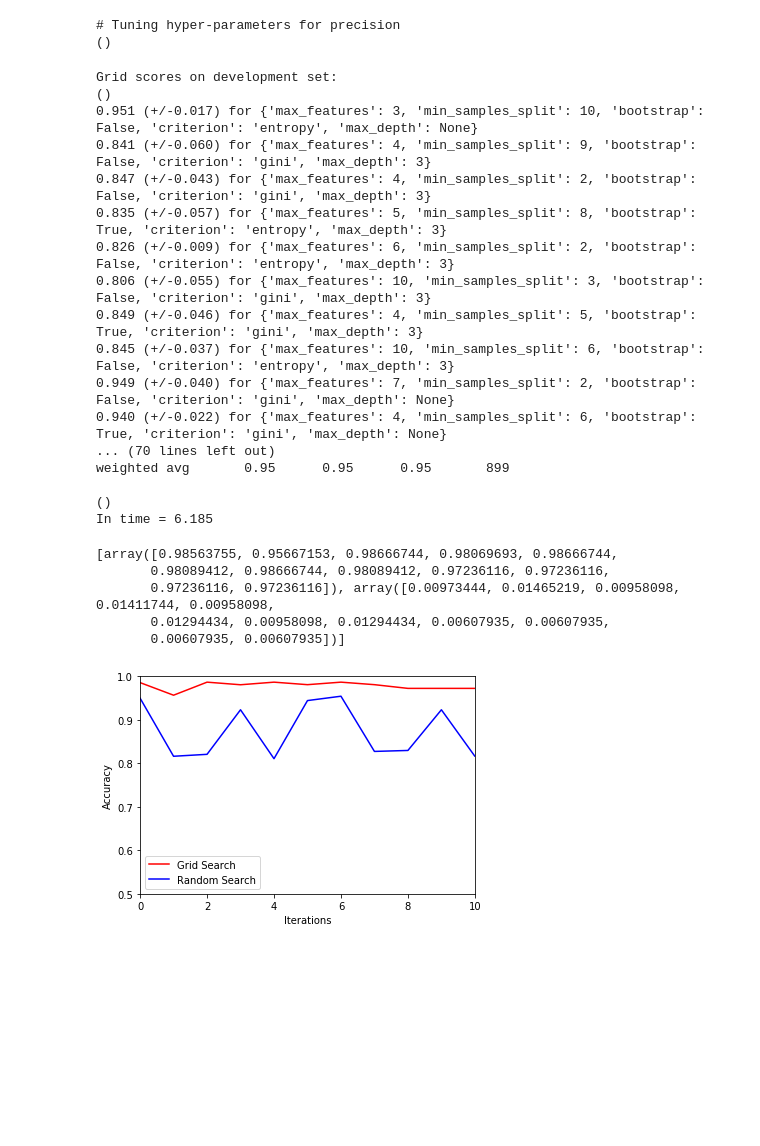
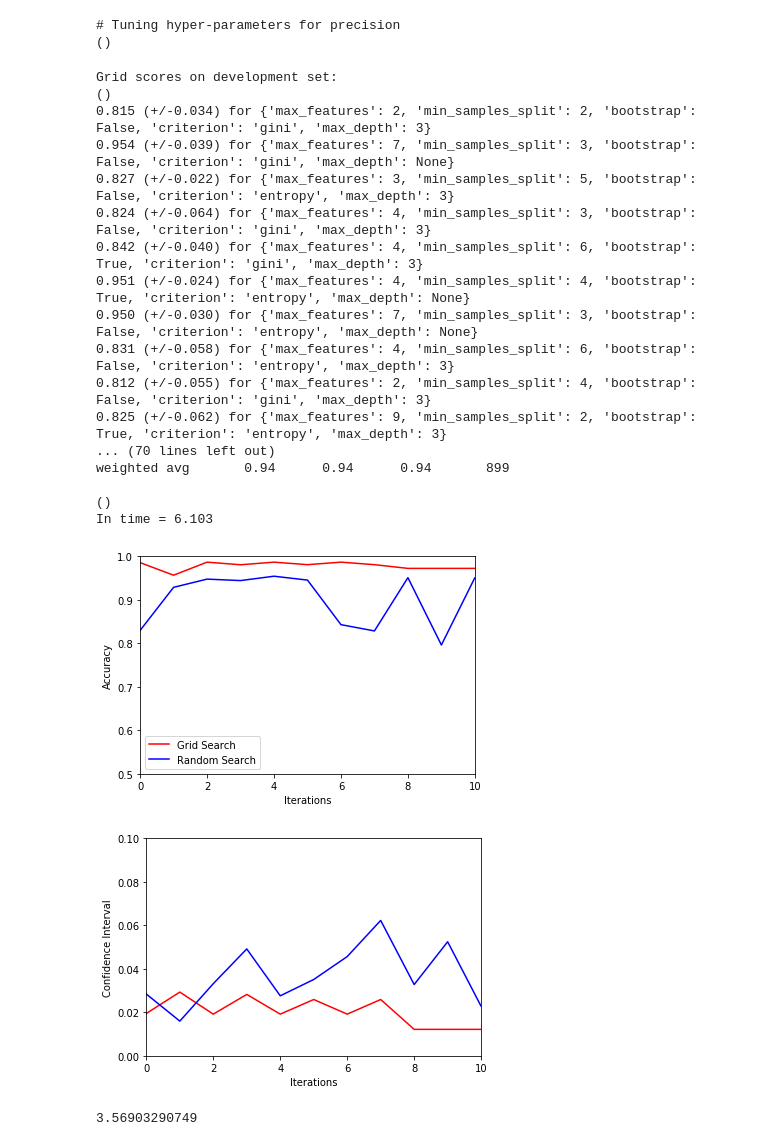
Before and after one commit to C-Nev/CS4404, a Jupyter notebook: Cross-Val .ipynb, the cells around one changed output. Saved outputs shown, nothing was run; the diff lists cells and outputs as text; code cells hidden in the pictures; blank space fills up the shorter version.

Commit message:
Fixed a bug with new notebook, only works with sklearn datasets for now

```diff
--- a/Cross-Val .ipynb
+++ b/Cross-Val .ipynb
@@ -35,10 +38,9 @@ scores = cross_val_score(clf, iris.data, iris.target, cv = 5)
 # %%
 def testGrid(dataset):
     result = []
-    n_samples = len(digits.data)
-    X = digits.data.reshape((n_samples, -1))
-    y = digits.target
-
+    n_samples = len(dataset.data)
+    X = dataset.data.reshape((n_samples, -1))
+    y = dataset.target
     # Split the dataset in two equal parts
     X_train, X_test, y_train, y_test = train_test_split(
         X, y, test_size=0.5, random_state=0)
@@ -61,11 +63,11 @@ def testGrid(dataset):
 
         print("Best parameters set found on development set:")
         print()
+        print(clf.best_params_)
         print("Grid scores on development set:")
         print()
         means = clf.cv_results_['mean_test_score']
         stds = clf.cv_results_['std_test_score']
-        result = [means, stds]
         for mean, std, params in zip(means, stds, clf.cv_results_['params']):
             print("%0.3f (+/-%0.03f) for %r"
                   % (mean, std * 2, params))
@@ -75,13 +77,14 @@ def testGrid(dataset):
         print(classification_report(y_true, y_pred))
         print()
         print("In time = %0.3f" % (time() - start) )
+        result = [means, stds, (time()-start)]
     return result
 # %%
 def testRandom(dataset):
     result = []
-    n_samples = len(digits.data)
-    X = digits.data
-    y = digits.target
+    n_samples = len(dataset.data)
+    X = dataset.data.reshape((n_samples, -1))
+    y = dataset.target
 
     # Split the dataset in two equal parts
     X_train, X_test, y_train, y_test = train_test_split(
@@ -106,7 +109,7 @@ def testRandom(dataset):
         print()
         means = clf.cv_results_['mean_test_score']
         stds = clf.cv_results_['std_test_score']
-        result = [means, stds]
+
         for mean, std, params in zip(means, stds, clf.cv_results_['params']):
             print("%0.3f (+/-%0.03f) for %r"
                   % (mean, std * 2, params))
@@ -116,9 +119,10 @@ def testRandom(dataset):
         print(classification_report(y_true, y_pred))
         print()
         print("In time = %0.3f" % (time() - start) )
+        result = [means, stds, (time()-start)]
     return result
 # %%
-GridScores = testGrid(bank)
+GridScores = testGrid(digits)
 # %% [output]
 # Tuning hyper-parameters for precision
 ()
@@ -144,36 +148,51 @@ RandScores = testRandom(digits)
 ()
 Grid scores on development set:
 ()
-0.951 (+/-0.017) for {'max_features': 3, 'min_samples_split': 10, 'bootstrap': False, 'criterion': 'entropy', 'max_depth': None}
-0.841 (+/-0.060) for {'max_features': 4, 'min_samples_split': 9, 'bootstrap': False, 'criterion': 'gini', 'max_depth': 3}
-0.847 (+/-0.043) for {'max_features': 4, 'min_samples_split': 2, 'bootstrap': False, 'criterion': 'gini', 'max_depth': 3}
-0.835 (+/-0.057) for {'max_features': 5, 'min_samples_split': 8, 'bootstrap': True, 'criterion': 'entropy', 'max_depth': 3}
-0.826 (+/-0.009) for {'max_features': 6, 'min_samples_split': 2, 'bootstrap': False, 'criterion': 'entropy', 'max_depth': 3}
-0.806 (+/-0.055) for {'max_features': 10, 'min_samples_split': 3, 'bootstrap': False, 'criterion': 'gini', 'max_depth': 3}
-0.849 (+/-0.046) for {'max_features': 4, 'min_samples_split': 5, 'bootstrap': True, 'criterion': 'gini', 'max_depth': 3}
-0.845 (+/-0.037) for {'max_features': 10, 'min_samples_split': 6, 'bootstrap': False, 'criterion': 'entropy', 'max_depth': 3}
-0.949 (+/-0.040) for {'max_features': 7, 'min_samples_split': 2, 'bootstrap': False, 'criterion': 'gini', 'max_depth': None}
-0.940 (+/-0.022) for {'max_features': 4, 'min_samples_split': 6, 'bootstrap': True, 'criterion': 'gini', 'max_depth': None}
+0.815 (+/-0.034) for {'max_features': 2, 'min_samples_split': 2, 'bootstrap': False, 'criterion': 'gini', 'max_depth': 3}
+0.954 (+/-0.039) for {'max_features': 7, 'min_samples_split': 3, 'bootstrap': False, 'criterion': 'gini', 'max_depth': None}
+0.827 (+/-0.022) for {'max_features': 3, 'min_samples_split': 5, 'bootstrap': False, 'criterion': 'entropy', 'max_depth': 3}
+0.824 (+/-0.064) for {'max_features': 4, 'min_samples_split': 3, 'bootstrap': False, 'criterion': 'gini', 'max_depth': 3}
+0.842 (+/-0.040) for {'max_features': 4, 'min_samples_split': 6, 'bootstrap': True, 'criterion': 'gini', 'max_depth': 3}
+0.951 (+/-0.024) for {'max_features': 4, 'min_samples_split': 4, 'bootstrap': True, 'criterion': 'entropy', 'max_depth': None}
+0.950 (+/-0.030) for {'max_features': 7, 'min_samples_split': 3, 'bootstrap': False, 'criterion': 'entropy', 'max_depth': None}
+0.831 (+/-0.058) for {'max_features': 4, 'min_samples_split': 6, 'bootstrap': False, 'criterion': 'entropy', 'max_depth': 3}
+0.812 (+/-0.055) for {'max_features': 2, 'min_samples_split': 4, 'bootstrap': False, 'criterion': 'gini', 'max_depth': 3}
+0.825 (+/-0.062) for {'max_features': 9, 'min_samples_split': 2, 'bootstrap': True, 'criterion': 'entropy', 'max_depth': 3}
 ... (70 lines left out)
-weighted avg       0.95      0.95      0.95       899
+weighted avg       0.94      0.94      0.94       899
 
 ()
-In time = 6.185
+In time = 6.103
 # %%
-print(GridScores)
+
 plt.plot(GridScores[0], 'r', label='Grid Search')
 plt.plot(RandScores[0], 'b', label = 'Random Search')
 plt.ylabel('Accuracy')
 plt.xlabel('Iterations')
 plt.axis([0, 10, .5, 1])
 plt.legend();
 plt.show()
+
+gridConfidence = (GridScores[1]*2)
+randConfidence = (RandScores[1]*2)
+plt.plot(gridConfidence, 'r', label='Grid Search')
+plt.plot(randConfidence, 'b', label = 'Random Search')
+plt.ylabel('Confidence Interval')
+plt.xlabel('Iterations')
+plt.axis([0, 10, 0, 0.10])
+plt.show()
+
+print(GridScores[2])
+performance = [GridScores[2], RandScores[2]]
+objects = ('Grid Search', 'Random Search')
+y_pos = np.arrange(len(objects))
+plt.bar(y_pos, performance, align = 'centre', alpha=0.5)
+plt.xticks(y_pos, objects)
+plt.ylabel('Time')
+p
 # %% [output]
+[figure, new version]
+[figure, added]
-[array([0.98563755, 0.95667153, 0.98666744, 0.98069693, 0.98666744,
-       0.98089412, 0.98666744, 0.98089412, 0.97236116, 0.97236116,
-       0.97236116, 0.97236116]), array([0.00973444, 0.01465219, 0.00958098, 0.01411744, 0.00958098,
-       0.01294434, 0.00958098, 0.01294434, 0.00607935, 0.00607935,
-       0.00607935, 0.00607935])]
+3.56903290749
-[figure, old version]
 # %%
 def testBayes(dataset):
```
Also changed, not shown: parts of 3 cells of this notebook, 1 other file.
